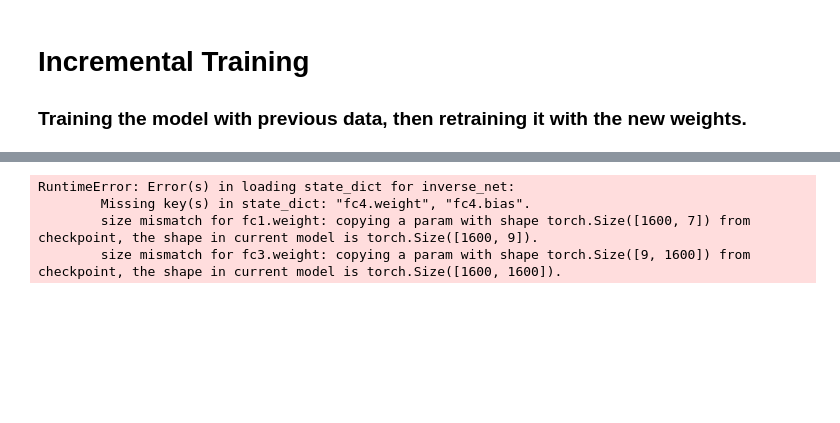
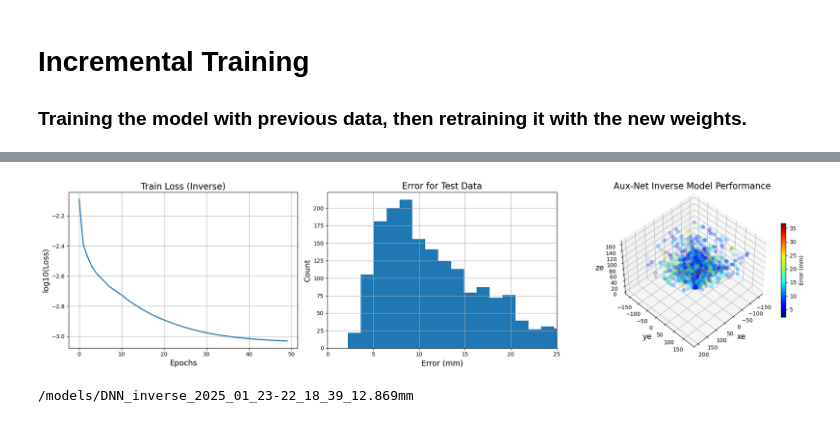
Before and after one commit to KubaSrc/trunc, a Jupyter notebook: train_bot.ipynb, the cells around one changed output, grey strips where cells are left out. Cells and saved outputs as stored; diff of their text form; code cells hidden in the pictures; blank space fills up the shorter version.

```diff
--- a/train_bot.ipynb
+++ b/train_bot.ipynb
@@ -137,7 +138,7 @@ drive_path = '.'
 
 from bot_DNN import aux_bot_DNN
 
-bot_DNN = aux_bot_DNN(drive_path = drive_path, pos_path = "/matlab/training/data/new_only_training_data.csv",
-              train_forward=False, train_inverse=True, normalize=True, base_model='/models/DNN_inverse_2025_01_14-12_27_31_9.397mm')
+bot_DNN = aux_bot_DNN(drive_path = drive_path, pos_path = "/matlab/training/data/new_only_zeroed_training_data.csv",
+              train_forward=False, train_inverse=True, normalize=True)
 # %% [output]
 Connected:  cuda:0
@@ -156,4 +161,2 @@ slice(0, 9, None)
+[figure, added]
-RuntimeError: Error(s) in loading state_dict for inverse_net:
-        Missing key(s) in state_dict: "fc4.weight", "fc4.bias".
-        size mismatch for fc1.weight: copying a param with shape torch.Size([1600, 7]) from checkpoint, the shape in current model is torch.Size([1600, 9]).
-        size mismatch for fc3.weight: copying a param with shape torch.Size([9, 1600]) from checkpoint, the shape in current model is torch.Size([1600, 1600]).
+/models/DNN_inverse_2025_01_23-22_18_39_12.869mm
```
Also changed, not shown: parts of 3 cells of this notebook, 10 other files.
